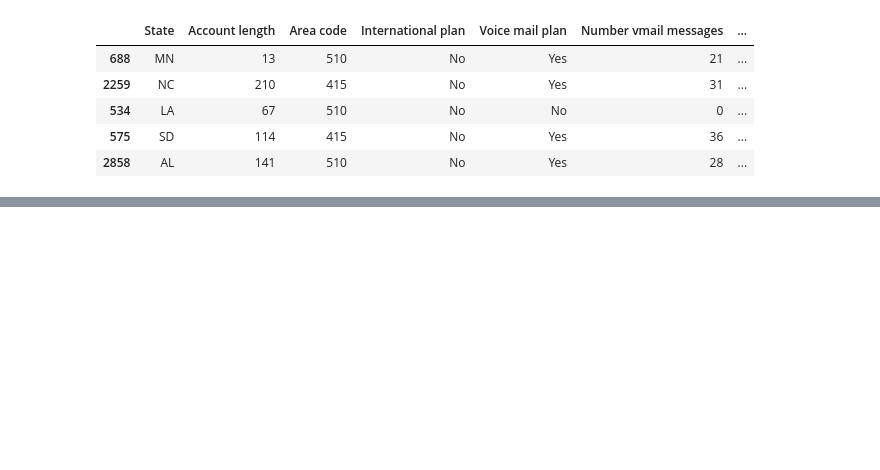
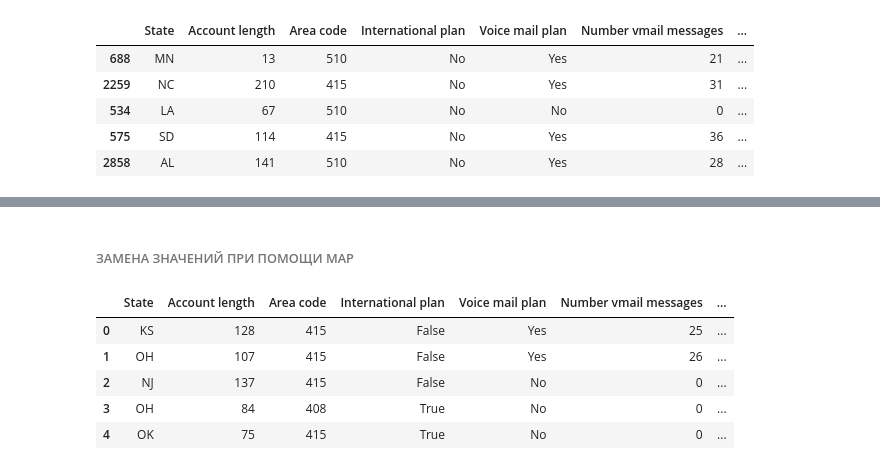
Before and after one commit to all-white/test2, a Jupyter notebook: Untitled.ipynb, the cells around one changed output, grey strips where cells are left out. Drawn from its saved outputs; the diff is of its cells as text; code cells hidden in the pictures; blank space fills up the shorter version.

```diff
--- a/Untitled.ipynb
+++ b/Untitled.ipynb
@@ -103,0 +224,13 @@ df.sort_values(by=['Churn', 'Total day charge'], ascending=[True, False]).head()
+# %% [markdown]
+###### ЗАМЕНА ЗНАЧЕНИЙ ПРИ ПОМОЩИ MAP
+# %%
+d = {'No' : False, 'Yes' : True}
+df['International plan'] = df['International plan'].map(d)
+df.head()
+# %% [output]
+|  | State | Account length | Area code | International plan | Voice mail plan | Number vmail messages | ... |
+| 0 | KS | 128 | 415 | False | Yes | 25 | ... |
+| 1 | OH | 107 | 415 | False | Yes | 26 | ... |
+| 2 | NJ | 137 | 415 | False | No | 0 | ... |
+| 3 | OH | 84 | 408 | True | No | 0 | ... |
+| 4 | OK | 75 | 415 | True | No | 0 | ... |
```
Also changed, not shown: parts of 34 cells of this notebook.
